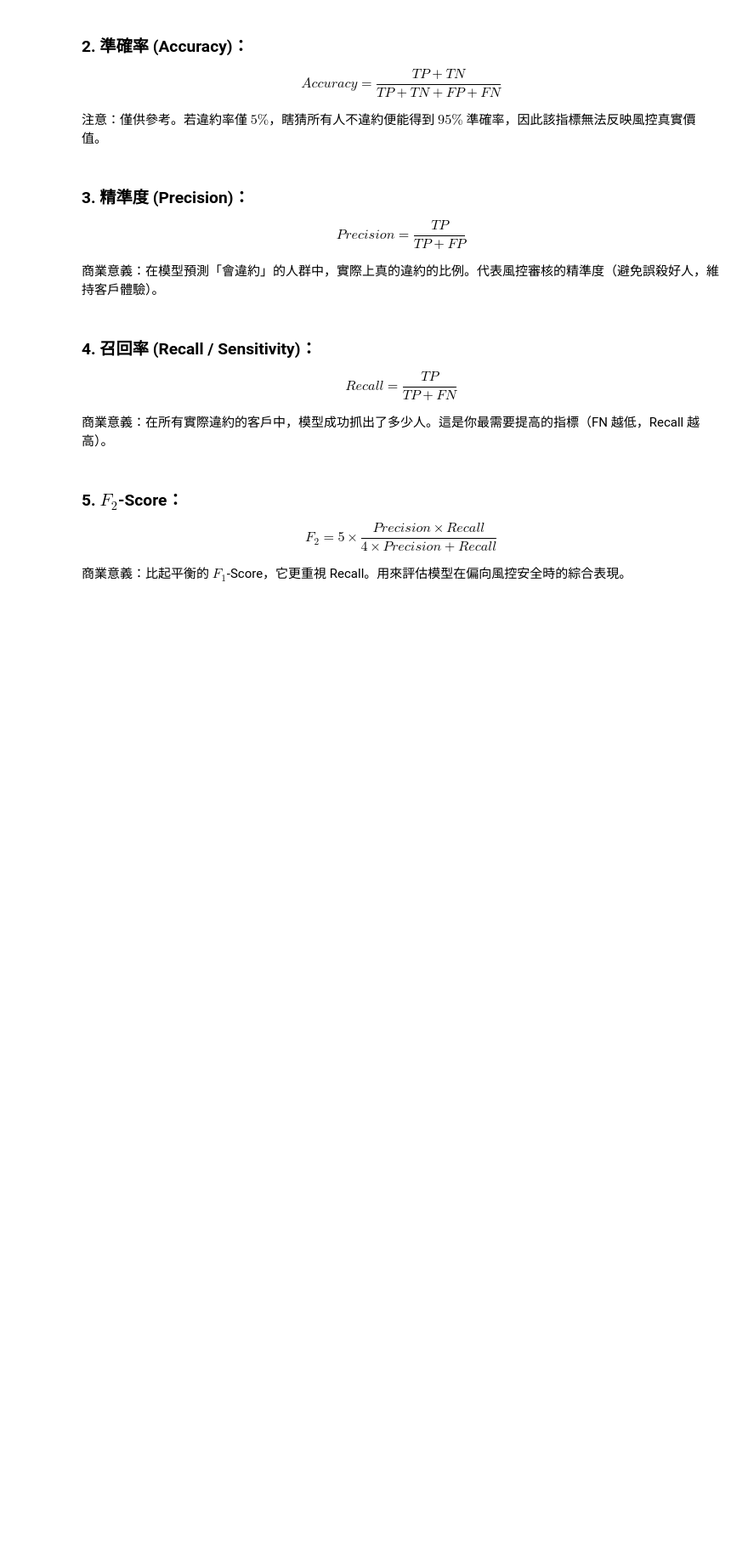
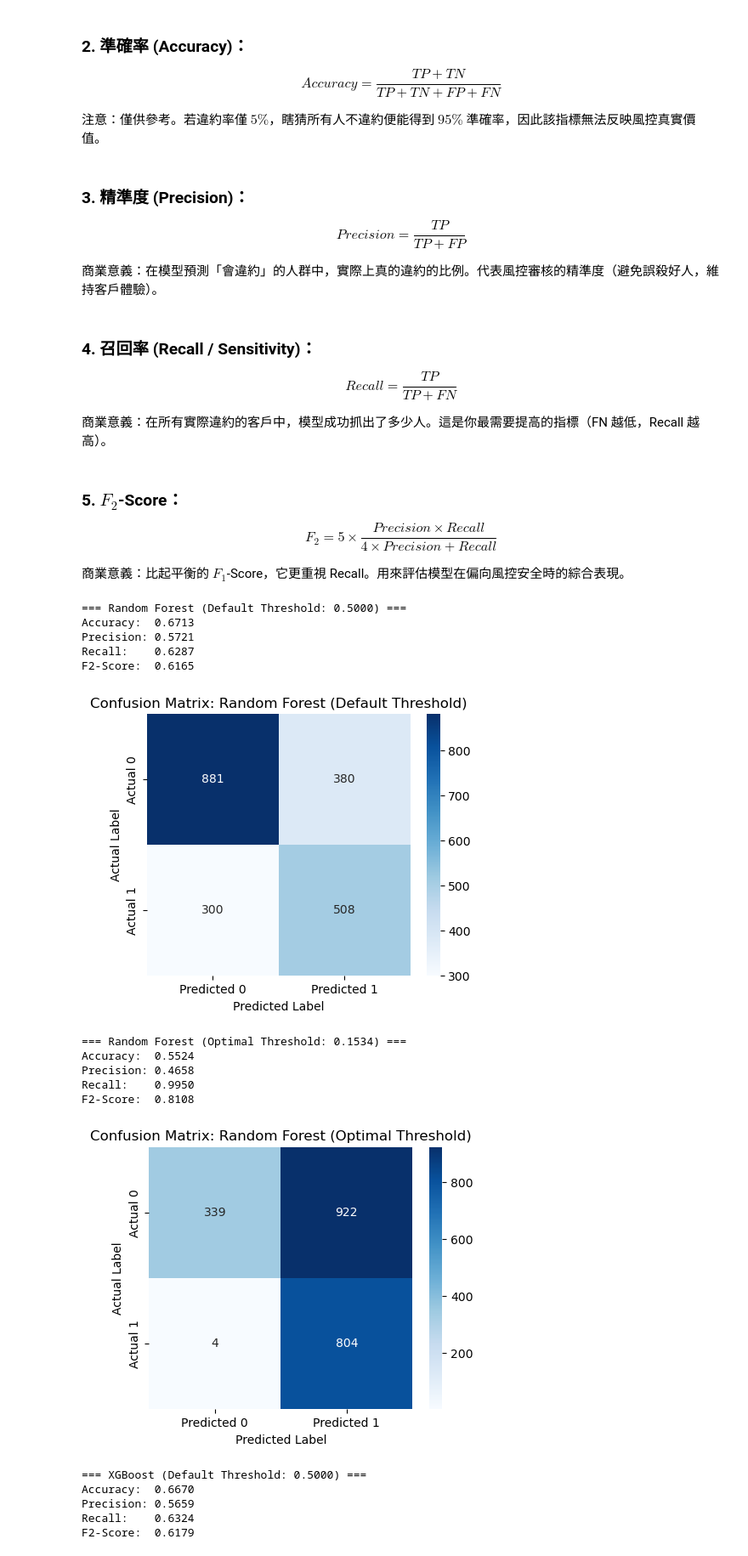
Before and after one commit to BobbleUnderBox/DataMiningG1FinalProject, a Jupyter notebook: notebooks/06_evaluation.ipynb, the cells around one changed output. Shown at 85% size. Drawn from its saved outputs; the diff is of its cells as text; code cells hidden in the pictures; blank space fills up the shorter version.

```diff
--- a/notebooks/06_evaluation.ipynb
+++ b/notebooks/06_evaluation.ipynb
@@ -54,6 +171,23 @@
 $$F_2 = 5 \times \frac{Precision \times Recall}{4 \times Precision + Recall}$$
 
 這會給予 Recall 兩倍於 Precision 的權重，強迫門檻往低處走，主動抓出更多潛在違約者。
+# %%
+best_thresholds = {}
+
+for name, data in models_data.items():
+    precision, recall, thresholds = precision_recall_curve(data['y_true'], data['probs'])
+    # 計算 F2-score，加上 1e-10 避免除以零錯誤
+    f2_scores = (5 * precision * recall) / (4 * precision + recall + 1e-10)
+
+    # 找到最大 F2-score 的索引
+    # 注意: thresholds 陣列的長度比 precision/recall 少 1
+    best_idx = np.argmax(f2_scores[:-1])
+    best_thresholds[name] = thresholds[best_idx]
+
+    print(f"=== {name} ===")
+    print(f"Optimal Threshold (Max F2): {best_thresholds[name]:.4f}")
+    print(f"Max F2-Score: {f2_scores[best_idx]:.4f}")
+    print("-" * 30)
 # %% [markdown]
 ## 步驟 4：計算不同門檻下的基本分類指標
 
@@ -90,3 +224,51 @@ $$Recall = \frac{TP}{TP + FN}$$
 $$F_2 = 5 \times \frac{Precision \times Recall}{4 \times Precision + Recall}$$
 
 商業意義：比起平衡的 $F_1$-Score，它更重視 Recall。用來評估模型在偏向風控安全時的綜合表現。
+# %%
+def evaluate_model(y_true, probs, threshold, name, t_type):
+    preds = (probs >= threshold).astype(int)
+    cm = confusion_matrix(y_true, preds)
+    acc = accuracy_score(y_true, preds)
+    prec = precision_score(y_true, preds, zero_division=0)
+    rec = recall_score(y_true, preds)
+    f2 = fbeta_score(y_true, preds, beta=2, zero_division=0)
+
+    print(f"=== {name} ({t_type} Threshold: {threshold:.4f}) ===")
+    print(f"Accuracy:  {acc:.4f}")
+    print(f"Precision: {prec:.4f}")
+    print(f"Recall:    {rec:.4f}")
+    print(f"F2-Score:  {f2:.4f}\n")
+
+    # 繪製混淆矩陣熱力圖
+    plt.figure(figsize=(5, 4))
+    sns.heatmap(cm, annot=True, fmt='d', cmap='Blues',
+                xticklabels=['Predicted 0', 'Predicted 1'],
+                yticklabels=['Actual 0', 'Actual 1'])
+    plt.title(f'Confusion Matrix: {name} ({t_type} Threshold)')
+    plt.ylabel('Actual Label')
+    plt.xlabel('Predicted Label')
+    plt.show()
+
+for name, data in models_data.items():
+    # 預設門檻 0.5
+    evaluate_model(data['y_true'], data['probs'], 0.5, name, "Default")
+    # 最佳門檻
+    evaluate_model(data['y_true'], data['probs'], best_thresholds[name], name, "Optimal")
+# %% [output]
+=== Random Forest (Default Threshold: 0.5000) ===
+Accuracy:  0.6713
+Precision: 0.5721
+Recall:    0.6287
+F2-Score:  0.6165
+[figure, added]
+=== Random Forest (Optimal Threshold: 0.1534) ===
+Accuracy:  0.5524
+Precision: 0.4658
+Recall:    0.9950
+F2-Score:  0.8108
+[figure, added]
+=== XGBoost (Default Threshold: 0.5000) ===
+Accuracy:  0.6670
+Precision: 0.5659
+Recall:    0.6324
+F2-Score:  0.6179
```
Also changed, not shown: parts of 5 cells of this notebook.
